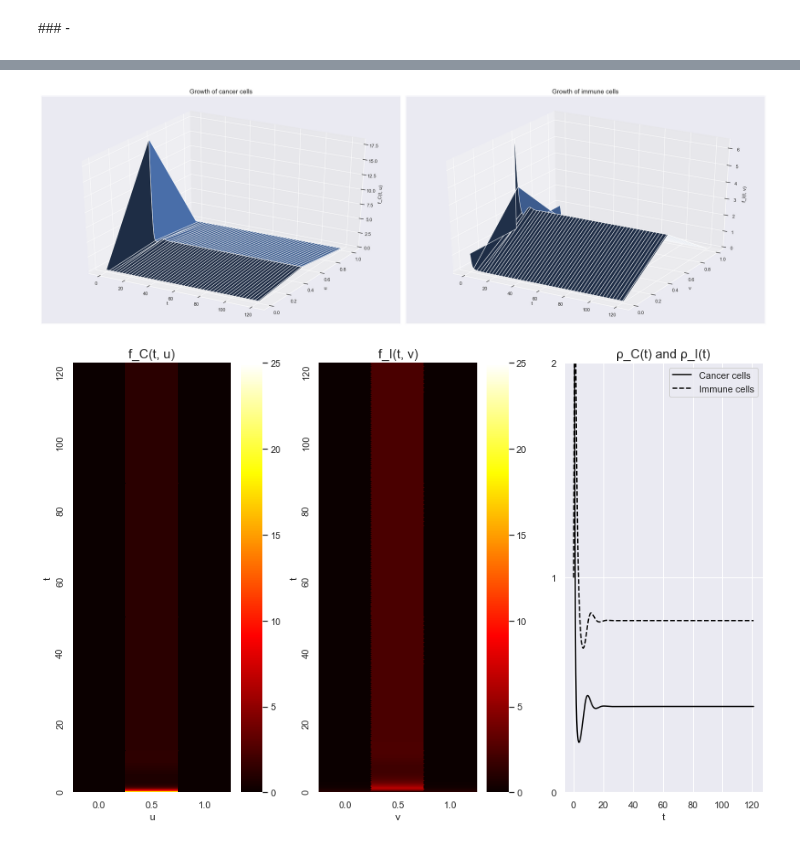
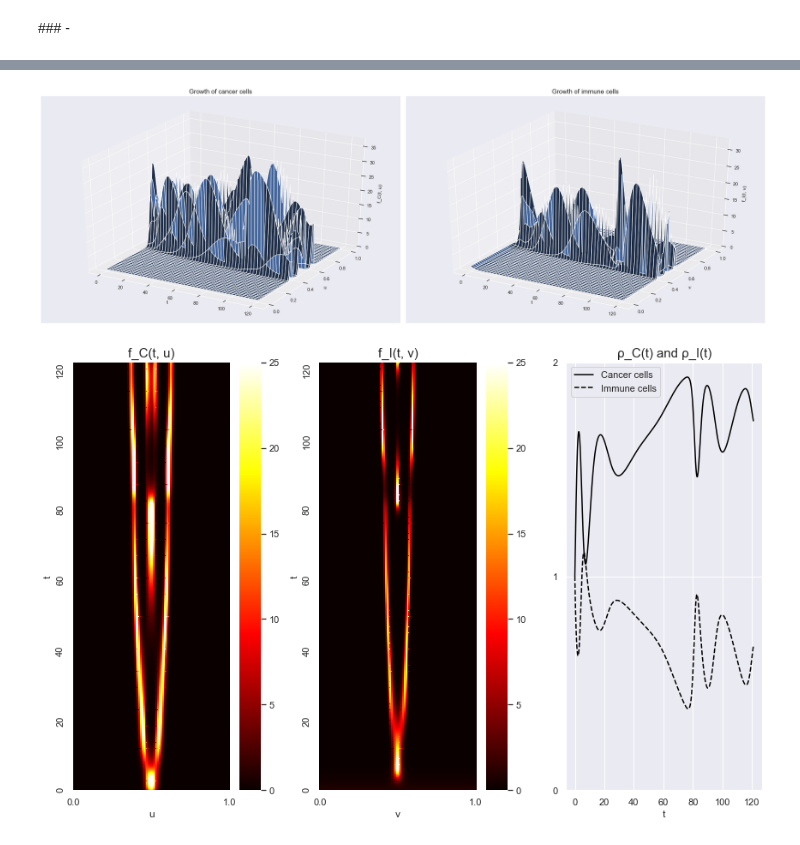
Before and after one commit to remuzel/Waiting-Time-Network-Effects, a Jupyter notebook: notebooks/Population Model of RHP Competition.ipynb, the cells around one changed output, grey strips where cells are left out. Drawn from its saved outputs; the diff is of its cells as text; code cells hidden in the pictures.

```diff
--- a/notebooks/Population Model of RHP Competition.ipynb
+++ b/notebooks/Population Model of RHP Competition.ipynb
@@ -258,10 +309,10 @@ class PlatformGrowthSimulator():
 # %% [markdown]
 ### -
 # %%
-cancer, immune, initial_values = simulate_growth(N=3)
+cancer, immune, initial_values = simulate_growth(N=100)
 plot_growth_surface(cancer, immune, initial_values)
 plot_growth_cmap(cancer, immune, initial_values)
 # %% [output]
 [interactive output not drawn]
-[figure, old version]
+[figure, new version]
-[figure, old version]
+[figure, new version]
```
Also changed, not shown: parts of 2 cells of this notebook.
